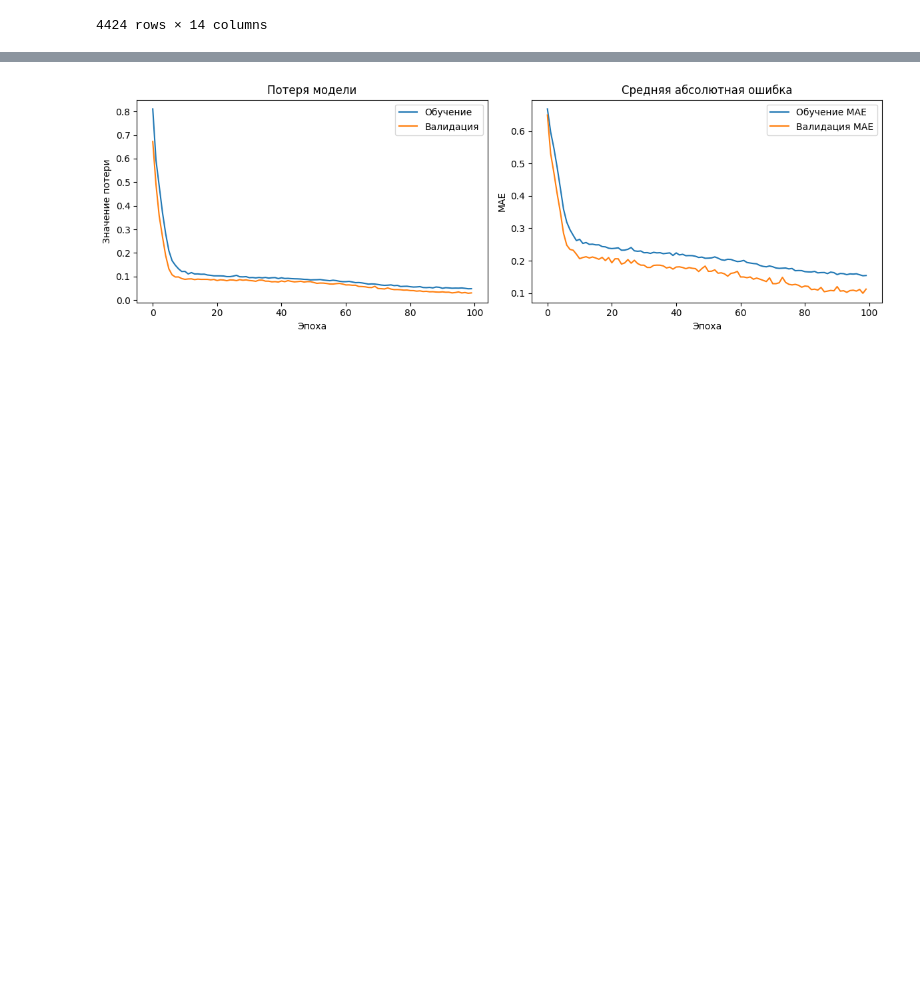
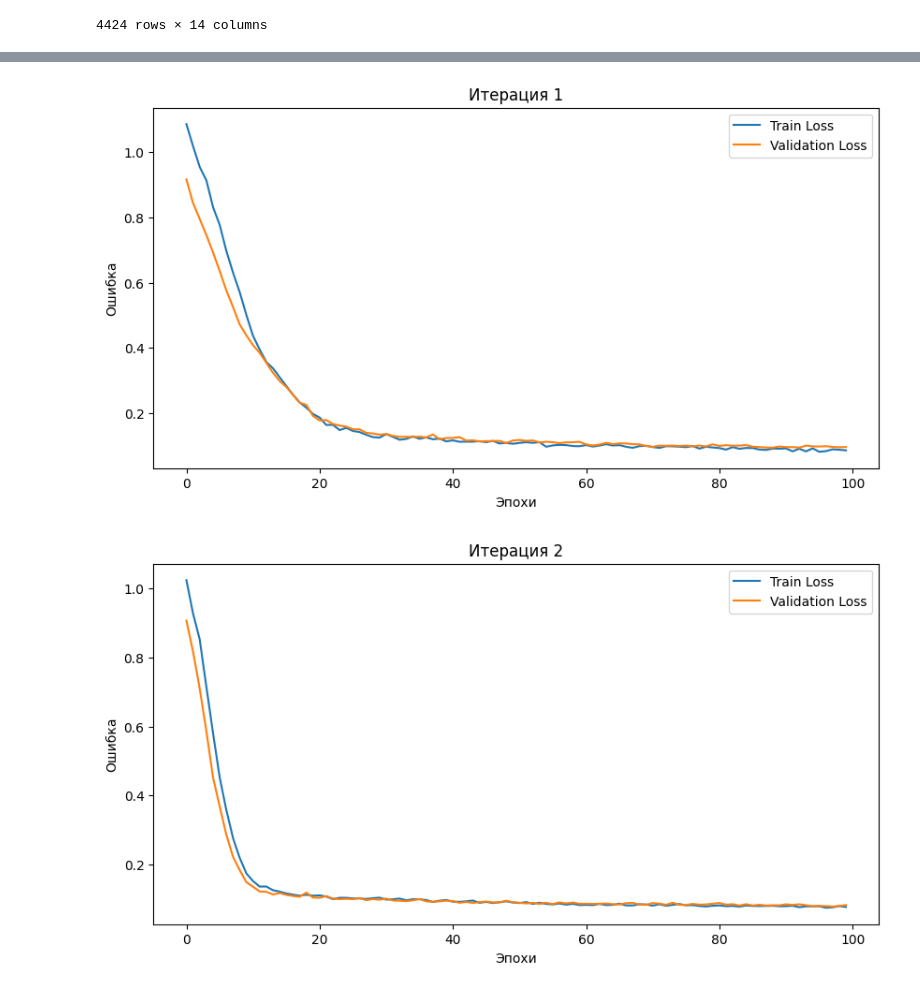
Before and after one commit to kristina-skoptsova/diplom, a Jupyter notebook: diplom.ipynb, the cells around one changed output, grey strips where cells are left out. Drawn from its saved outputs; the diff is of its cells as text; code cells hidden in the pictures; blank space fills up the shorter version.

Commit message:
Переделана модель на lstm. Найдены ошибки при подготовке данных

```diff
--- a/diplom.ipynb
+++ b/diplom.ipynb
@@ -23,8 +25,11 @@ df
 # %%
 from sklearn.model_selection import train_test_split
 
-X = df[['Пол', 'Возраст при зачислении', 'Дневная/вечерняя форма обучения',
-        'Вступительный балл', 'Направление','Предыдущее образование (оценка)']]
-y = df.groupby('Направление')['Количество абитуриентов'].mean()
-y_full = df['Направление'].map(y.to_dict())
+# Подготовка данных
+df['Год'] = pd.to_datetime(df['Год'], format='%Y').dt.year
+#df.set_index('Год', inplace=True)
+
+X = df[['Год', 'Пол', 'Возраст при зачислении', 'Дневная/вечерняя форма обучения',
+        'Вступительный балл', 'Направление', 'Предыдущее образование (оценка)']]
+y = df[['Количество абитуриентов']]
 # %%
@@ -123,28 +106,28 @@ print(f'Средний MAE за {n_iter} итераций: {np.mean(mae_scores):
 # %%
 import matplotlib.pyplot as plt
 
-# После обучения модели добавьте:
-plt.figure(figsize=(12,4))
-
-# График потери
-plt.subplot(1,2,1)
-plt.plot(history.history['loss'], label='Обучение')
-plt.plot(history.history['val_loss'], label='Валидация')
-plt.title('Потеря модели')
-plt.xlabel('Эпоха')
-plt.ylabel('Значение потери')
-plt.legend()
+# Визуализация обучения
+for i, history in enumerate(history_list):
+    plt.figure(figsize=(10, 5))
+    plt.plot(history.history['loss'], label='Train Loss')
+    plt.plot(history.history['val_loss'], label='Validation Loss')
+    plt.title(f'Итерация {i+1}')
+    plt.xlabel('Эпохи')
+    plt.ylabel('Ошибка')
+    plt.legend()
+    plt.show()
 
 # График метрики MAE
 plt.subplot(1,2,2)
 plt.plot(history.history['mae'], label='Обучение MAE')
 plt.plot(history.history['val_mae'], label='Валидация MAE')
 plt.title('Средняя абсолютная ошибка')
 plt.xlabel('Эпоха')
 plt.ylabel('MAE')
 plt.legend()
 
 plt.tight_layout()
 plt.show()
 # %% [output]
-[figure, old version]
+[figure, new version]
+[figure, added]
```
Also changed, not shown: parts of 7 cells of this notebook.
